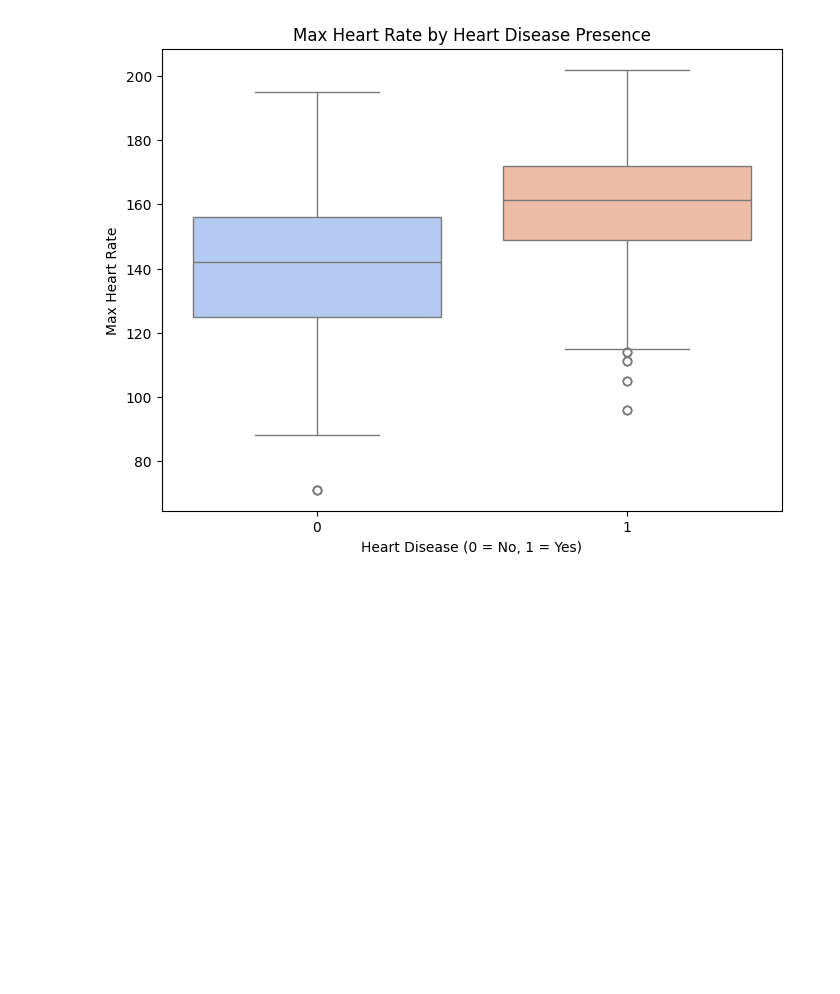
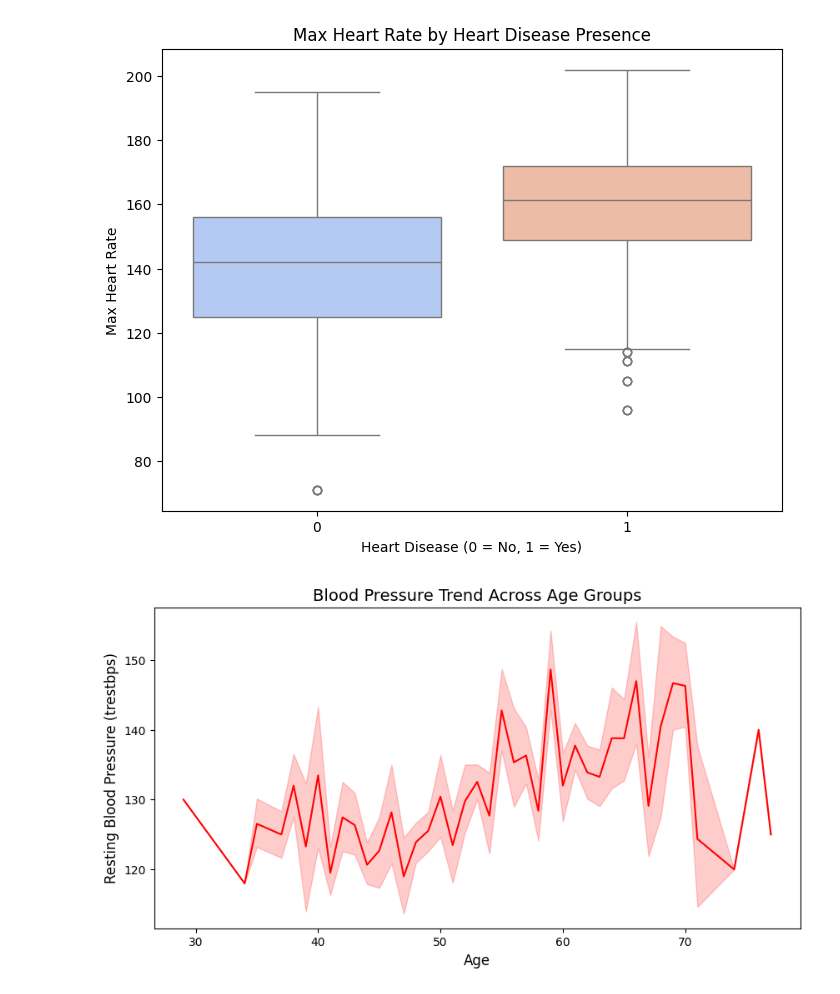
Before and after one commit to urmi1506/Machine_Learning, a Jupyter notebook: Assignment_3/Assg3.ipynb, the cells around one changed output. Saved outputs shown, nothing was run; the diff lists cells and outputs as text; code cells hidden in the pictures; blank space fills up the shorter version.

```diff
--- a/Assignment_3/Assg3.ipynb
+++ b/Assignment_3/Assg3.ipynb
@@ -121,3 +107,12 @@ Passing `palette` without assigning `hue` is deprecated and will be removed in v
 
   sns.boxplot(x=db['target'], y=db['thalach'], palette="coolwarm")
 [figure]
+# %%
+plt.figure(figsize=(10, 5))
+sns.lineplot(x=db['age'], y=db['trestbps'], color='red')
+plt.title("Blood Pressure Trend Across Age Groups", fontsize=14)
+plt.xlabel("Age", fontsize=12)
+plt.ylabel("Resting Blood Pressure (trestbps)", fontsize=12)
+plt.show()
+# %% [output]
+[figure, added]
```
Also changed, not shown: parts of 7 cells of this notebook, 8 other files.
